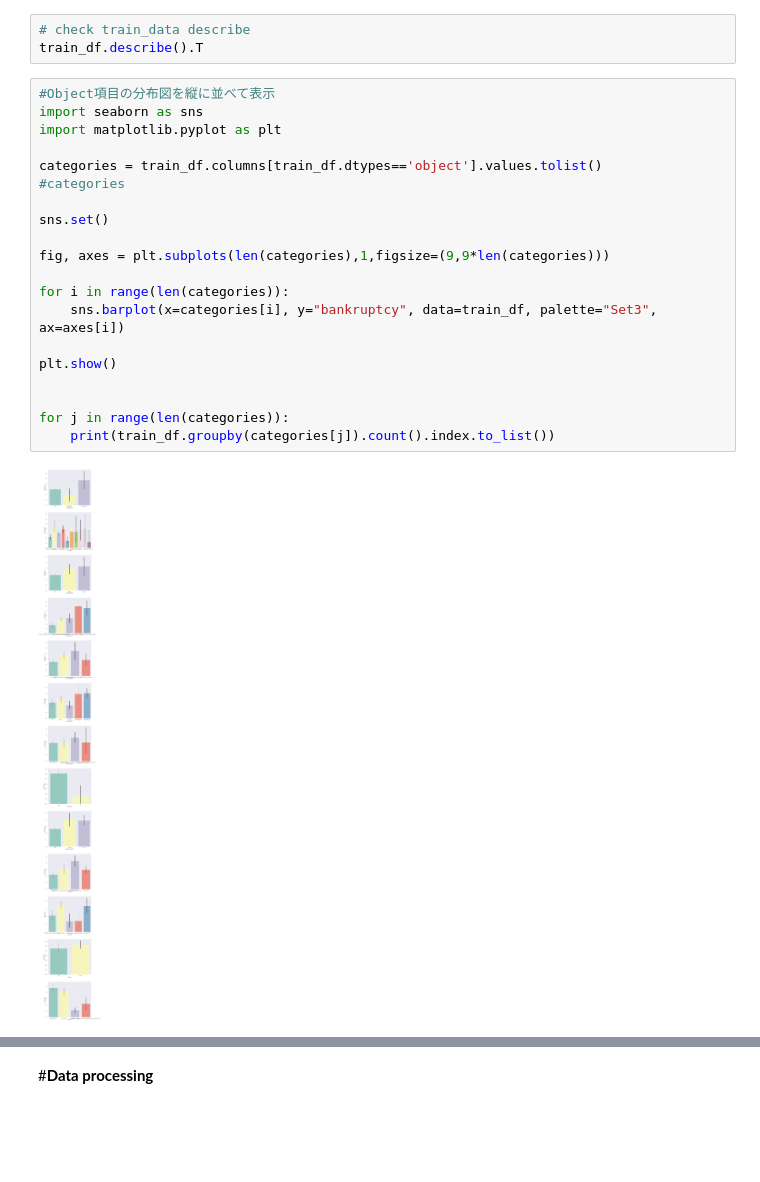
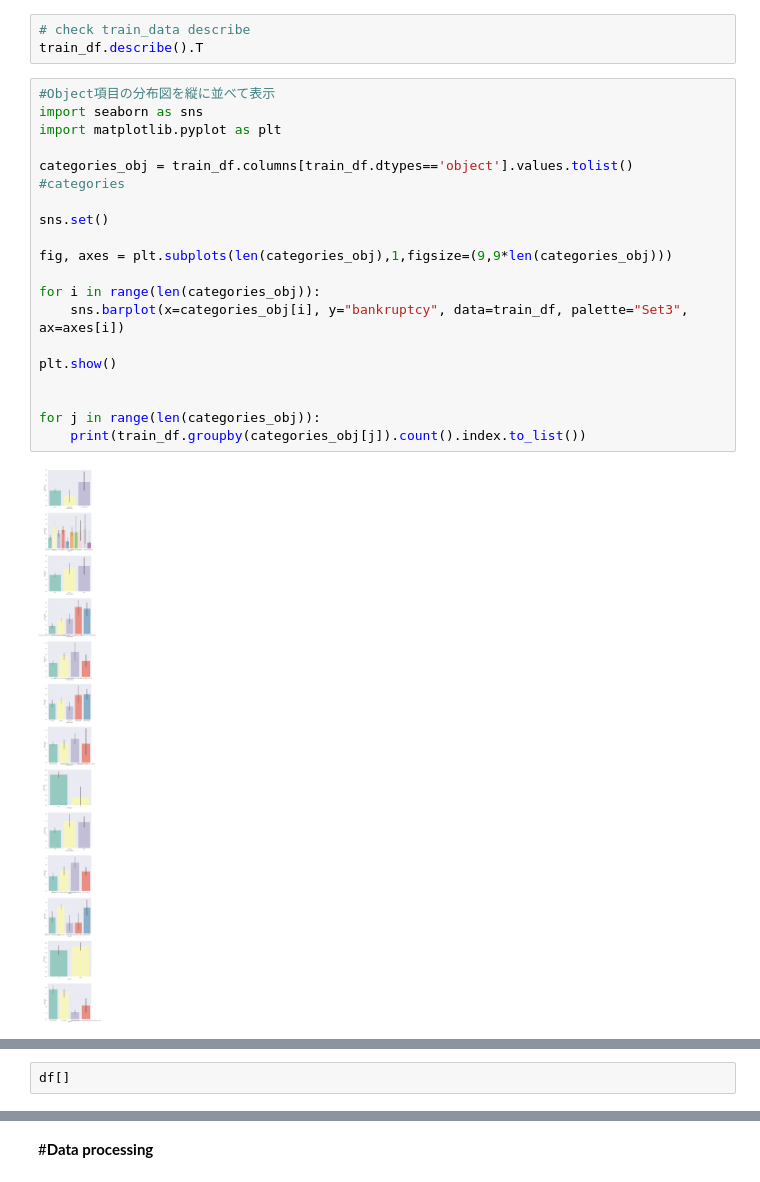
Before and after one commit to ykitaguchi77/Kaggle, a Jupyter notebook: Bunkruptcy-prediction.ipynb, the cells around one changed output, grey strips where cells are left out. Drawn from its saved outputs; the diff is of its cells as text; blank space fills up the shorter version.

```diff
--- a/Bunkruptcy-prediction.ipynb
+++ b/Bunkruptcy-prediction.ipynb
@@ -148,25 +148,25 @@ train_df.describe().T
 # %%
 #Object項目の分布図を縦に並べて表示
 import seaborn as sns
 import matplotlib.pyplot as plt
 
-categories = train_df.columns[train_df.dtypes=='object'].values.tolist()
+categories_obj = train_df.columns[train_df.dtypes=='object'].values.tolist()
 #categories
 
 sns.set()
 
-fig, axes = plt.subplots(len(categories),1,figsize=(9,9*len(categories)))
+fig, axes = plt.subplots(len(categories_obj),1,figsize=(9,9*len(categories_obj)))
 
-for i in range(len(categories)):
-    sns.barplot(x=categories[i], y="bankruptcy", data=train_df, palette="Set3", ax=axes[i])
+for i in range(len(categories_obj)):
+    sns.barplot(x=categories_obj[i], y="bankruptcy", data=train_df, palette="Set3", ax=axes[i])
 
 plt.show()
 
 
-for j in range(len(categories)):
-    print(train_df.groupby(categories[j]).count().index.to_list())
+for j in range(len(categories_obj)):
+    print(train_df.groupby(categories_obj[j]).count().index.to_list())
 # %% [output]
-[figure, old version]
+[figure, new version]
 ['co-applicant', 'guarantor', 'none']
 ['business', 'education', 'furniture or equipment', 'household appliances', 'new car', 'other', 'repairs', 'requalification', 'television or radio', 'used car']
 ['bank', 'none', 'stores']
@@ -180,6 +180,8 @@ for j in range(len(categories)):
 ['100 to 500 cu', '500 to 1000 cu', 'greater-than 1000 cu', 'less-than 100 cu', 'unknown or no savings account']
 ['none', 'yes']
 ['0 to 200 cu', 'greater-than 200 cu or salary assignments for at least 1 year', 'less-than 0 cu', 'no checking account']
+# %%
+df[]
 # %%
 #Object以外の項目の分布図を縦に並べて表示
 import seaborn as sns
```
Also changed, not shown: parts of 1 cell of this notebook.
